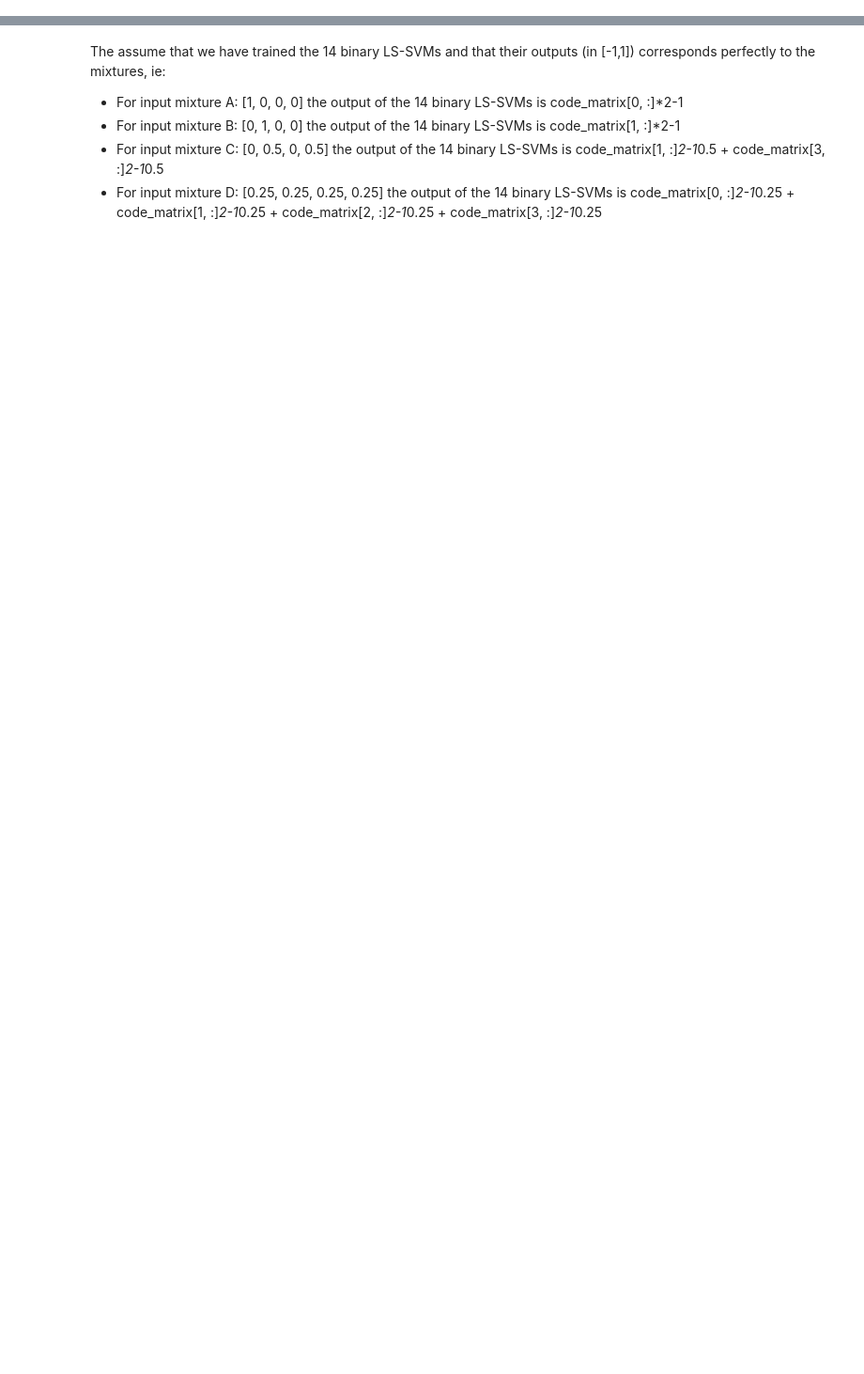
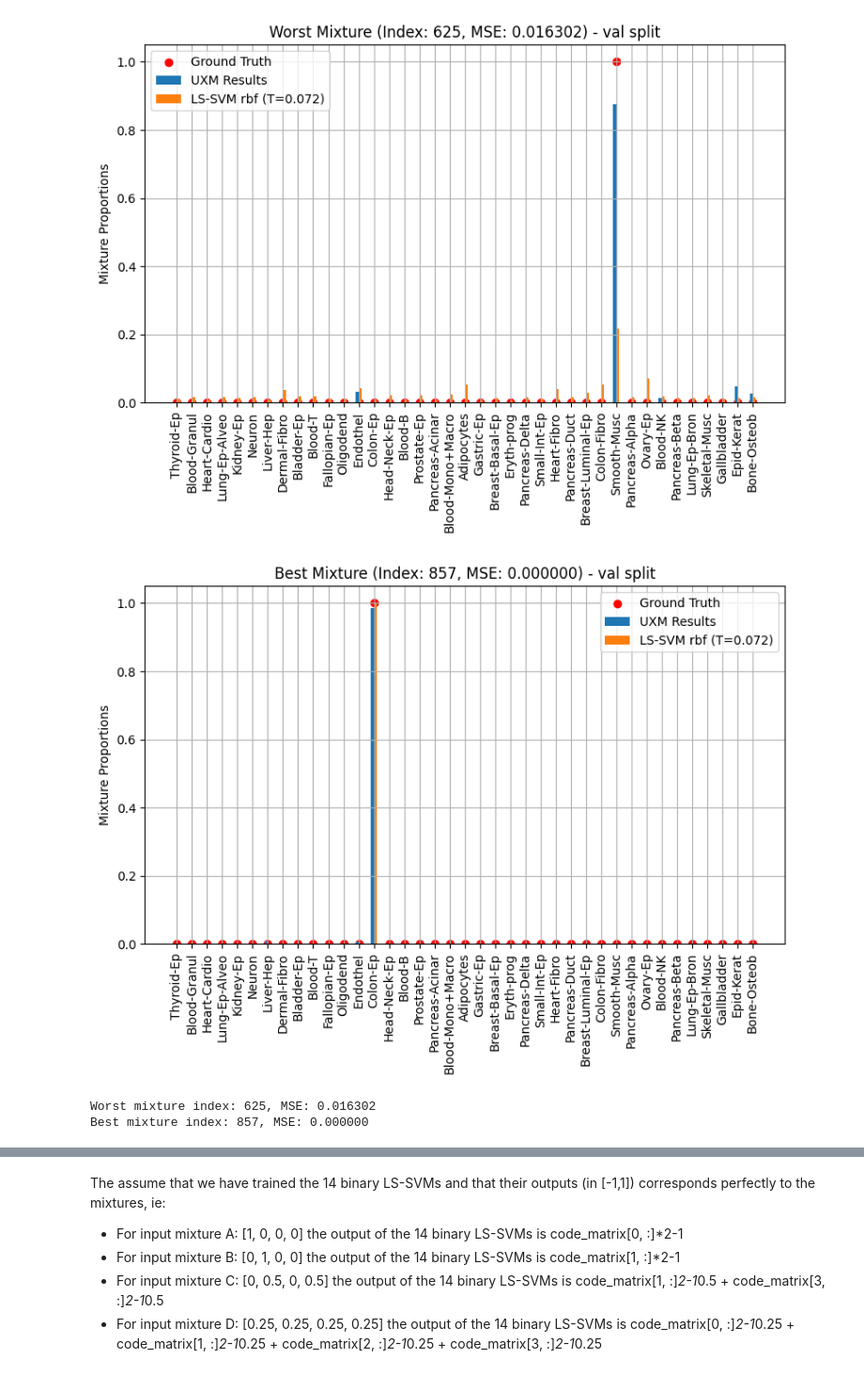
Before and after one commit to CompEpigen/syto, a Jupyter notebook: EDA/SVM_deconvolution.ipynb, the cells around one changed output, grey strips where cells are left out. Shown at 94% size. Saved outputs shown, nothing was run; the diff lists cells and outputs as text; code cells hidden in the pictures; blank space fills up the shorter version.

```diff
--- a/EDA/SVM_deconvolution.ipynb
+++ b/EDA/SVM_deconvolution.ipynb
@@ -152,6 +168,7 @@ def plot_mixtures_pred_vs_true(
     predicted_mixtures: list[np.ndarray],
     predicted_mixture_labels: list[str],
     width: float = 0.2,
+    title: str = "Predicted Mixtures vs Ground Truth Mixture",
 ):
     """
     Plot the predicted mixtures against the ground truth mixture for a single sample.
@@ -191,7 +208,7 @@ def plot_mixtures_pred_vs_true(
     # plot the cell types names on the x axis, rotated by 90 degrees
     plt.xticks(x_center, cell_type_to_label.keys(), rotation=90)
     plt.ylabel("Mixture Proportions")
-    plt.title("Predicted Mixtures vs Ground Truth Mixture")
+    plt.title(title)
     plt.legend()
     plt.grid()
     plt.tight_layout()
@@ -302,0 +328,8 @@ def get_unpure_ground_truth_mixture(mixture_idx: int) -> np.ndarray:
+# %%
+filename = "features_1.1_cutoff.npz"
+filepath = f"../Data/mixtures/{filename}"
+if os.path.exists(filepath):
+    print(f"Loading feature-selected raw data from {filepath}")
+    feature_selected_raw_data = np.load(filepath, allow_pickle=True)
+else:
+    print(f"Feature-selected raw data file not found at {filepath}. Please make sure the file exists.")
@@ -303 +338,11 @@ def get_unpure_ground_truth_mixture(mixture_idx: int) -> np.ndarray:
+# %%
+# find the indexes of the pure mixtures
+pure_mixtures_indexes = []
+for cell_type_idx in tqdm(range(N_CELL_TYPES)):
+    for i, gr_proportions in enumerate(feature_selected_raw_data["proportions"]):
+        if gr_proportions[cell_type_idx] == 1.0:
+            pure_mixtures_indexes.append(i)
+            break
+    if i == len(feature_selected_raw_data["proportions"]) - 1:
+        print(f"Warning: no pure mixture found for cell type {cell_type_idx} ({labels_dict[str(cell_type_idx)]})")
 # %% [markdown]
@@ -571,6 +1228,0 @@ diag_diff_df
-# %%
-# plotting the predicted mixtures against the ground truth mixture for a single sample
-svm = SVC(kernel="rbf", probability=True)
-with suppress_many_unique_classes_warning():
-    svm.fit(X_pure_train_full, y_pure_train_labels)
-    svm_predicted_mixtures = svm.predict_proba(X_pure_train_full)
@@ -1085,33 +1504,40 @@ mse_per_mixture = np.mean((lssvm_val_preds - y_unpure_val) ** 2, axis=1)
 # Find worst and best mixtures
 worst_mixture_idx = np.argmax(mse_per_mixture)
 best_mixture_idx = np.argmin(mse_per_mixture)
 
 # Plot worst mixture
 plot_mixtures_pred_vs_true(
     ground_truth_mixture=y_unpure_val[worst_mixture_idx],
     predicted_mixtures=[
         get_unpure_uxm_results(worst_mixture_idx, "val"),
         lssvm_val_preds[worst_mixture_idx],
     ],
     predicted_mixture_labels=[
         "UXM Results",
-        f"LS-SVM {best_lssvm_row['kernel']} (T={best_lssvm_T:.3f}) - WORST",
+        f"LS-SVM {best_lssvm_row['kernel']} (T={best_lssvm_T:.3f})",
     ],
+    title=f"Worst Mixture (Index: {worst_mixture_idx}, MSE: {mse_per_mixture[worst_mixture_idx]:.6f}) - {split} split",
 )
 
 # Plot best mixture
 plot_mixtures_pred_vs_true(
     ground_truth_mixture=y_unpure_val[best_mixture_idx],
     predicted_mixtures=[
         get_unpure_uxm_results(best_mixture_idx, "val"),
         lssvm_val_preds[best_mixture_idx],
     ],
     predicted_mixture_labels=[
         "UXM Results",
-        f"LS-SVM {best_lssvm_row['kernel']} (T={best_lssvm_T:.3f}) - BEST",
+        f"LS-SVM {best_lssvm_row['kernel']} (T={best_lssvm_T:.3f})",
     ],
+    title=f"Best Mixture (Index: {best_mixture_idx}, MSE: {mse_per_mixture[best_mixture_idx]:.6f}) - {split} split",
 )
 
 print(f"Worst mixture index: {worst_mixture_idx}, MSE: {mse_per_mixture[worst_mixture_idx]:.6f}")
 print(f"Best mixture index: {best_mixture_idx}, MSE: {mse_per_mixture[best_mixture_idx]:.6f}")
+# %% [output]
+[figure, added]
+[figure, added]
+Worst mixture index: 625, MSE: 0.016302
+Best mixture index: 857, MSE: 0.000000
 # %% [markdown]
```
Also changed, not shown: parts of 116 cells of this notebook.
